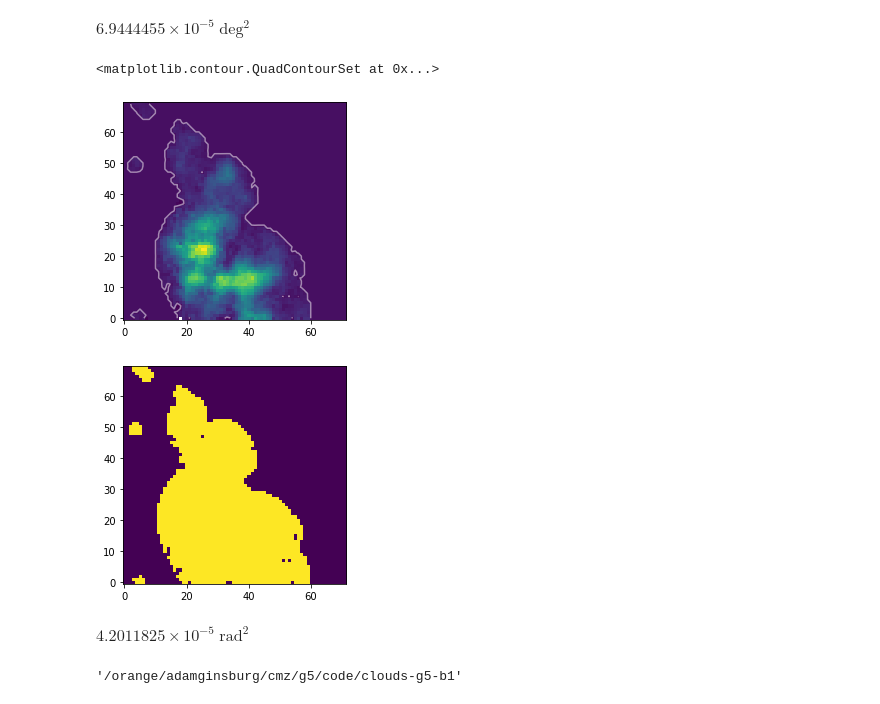
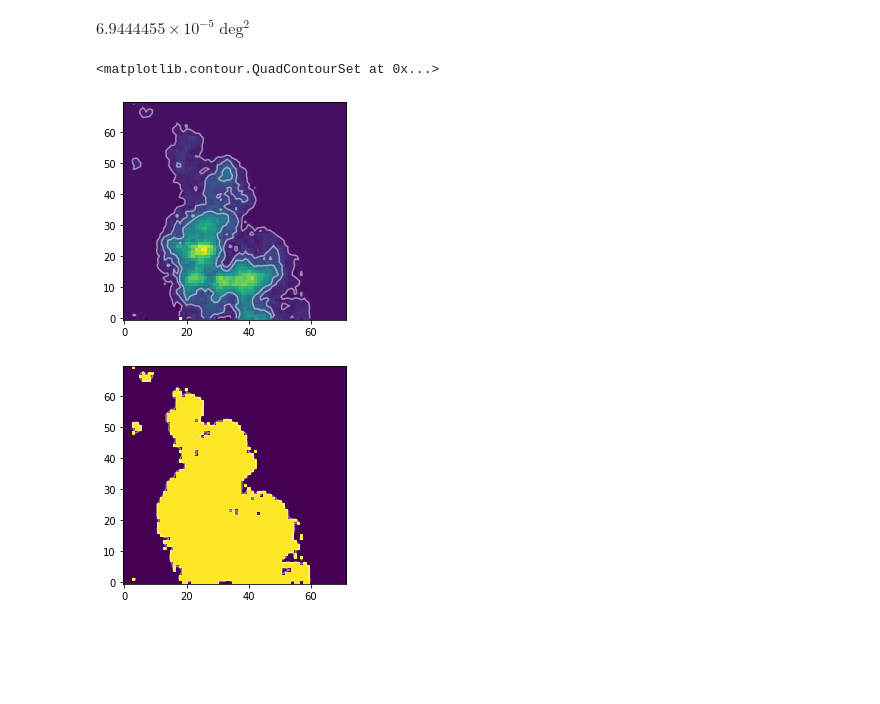
Before and after one commit to SpacialTree/clouds-g5-b1, a Jupyter notebook: SurfaceArea.ipynb, the cells around one changed output. Saved outputs shown, nothing was run; the diff lists cells and outputs as text; code cells hidden in the pictures; blank space fills up the shorter version.

```diff
--- a/SurfaceArea.ipynb
+++ b/SurfaceArea.ipynb
@@ -17,7 +22,7 @@ from scipy.ndimage import binary_dilation
 # %% [output]
 WARNING: VerifyWarning: Invalid 'BLANK' keyword in header.  The 'BLANK' keyword is only applicable to integer data, and will be ignored in this HDU. [astropy.io.fits.hdu.image]
 # %%
-cube_nh3 = SpectralCube.read('/orange/adamginsburg/cmz/g5/G5/hopsdata/G5subim.im', format='casa')#.with_spectral_unit(u.km / u.second, velocity_convention='radio')
+cube_nh3 = SpectralCube.read('/orange/adamginsburg/cmz/g5/G5/hopsdata/G5subim.im', format='casa').with_spectral_unit(u.km / u.second, velocity_convention='radio')
 # %% [output]
 WARNING: BeamWarning: No beam information found in CASA image. [spectral_cube.io.casa_image]
 # %%
@@ -61,27 +76,22 @@ $6.9444455 \times 10^{-5} \; \mathrm{deg^{2}}$
 # %%
 plt.imshow(cube_nh3.moment0().value)#.moment0().quicklook()
 plt.gca().invert_yaxis()
-plt.contour(cube_nh3.moment0().value, levels=[2000], colors='white', alpha=0.5)
+plt.contour(cube_nh3.moment0().value, levels=[1, 5, 10], colors='white', alpha=0.5)
 # %% [output]
 <matplotlib.contour.QuadContourSet at 0x...>
-[figure, old version]
+[figure, new version]
 # %%
-mask = cube_nh3.moment0().value > 50
+mask = cube_nh3.moment0() > 1 * u.K*u.km/u.second
+plt.contour(cube_nh3.moment0().value, levels=[1], colors='white', alpha=0.5)
 plt.imshow(mask)
 plt.gca().invert_yaxis()
 # %% [output]
-[figure, old version]
+[figure, new version]
 # %%
-(np.sum(mask)*(wcs.utils.proj_plane_pixel_area(wcs.WCS(cube_nh3.header))*u.deg**2)).to(u.rad**2)
+#(np.sum(mask)*(wcs.utils.proj_plane_pixel_area(wcs.WCS(cube_nh3.header))*u.deg**2)).to(u.rad**2)
-# %% [output]
-$4.2011825 \times 10^{-5} \; \mathrm{rad^{2}}$
 # %%
 #nh3cube = SpectralCube.read('/orange/adamginsburg/cmz/g5/code/testimages/nh3_33_cutout_g5.4.fits')
 #nh3mask = binary_dilation((nh3cube > 0.25*nh3cube.unit).include(),
 #                          iterations=2)
 #m0_nh3 = nh3cube.with_mask(nh3mask).moment0()
 #m0_nh3.quicklook()
-# %%
-pwd
-# %% [output]
-'/orange/adamginsburg/cmz/g5/code/clouds-g5-b1'
```
Also changed, not shown: parts of 20 cells of this notebook, 4 other files.
